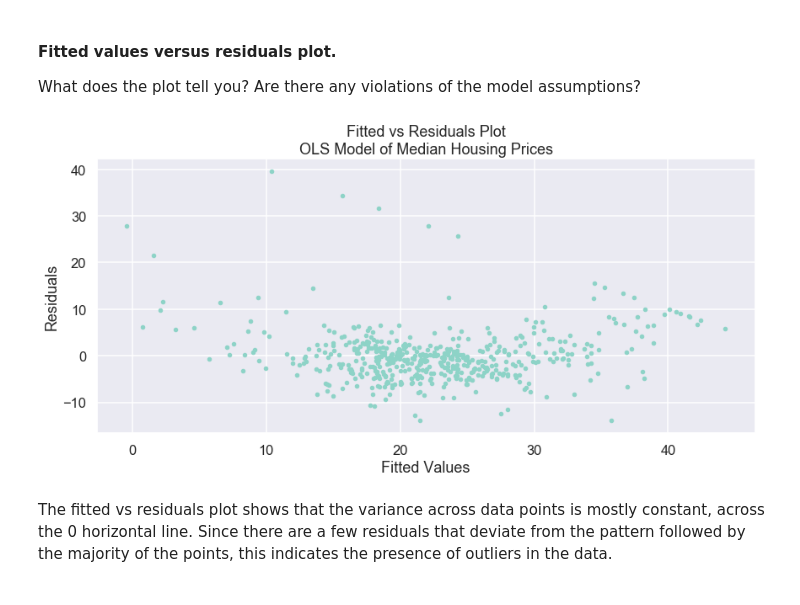
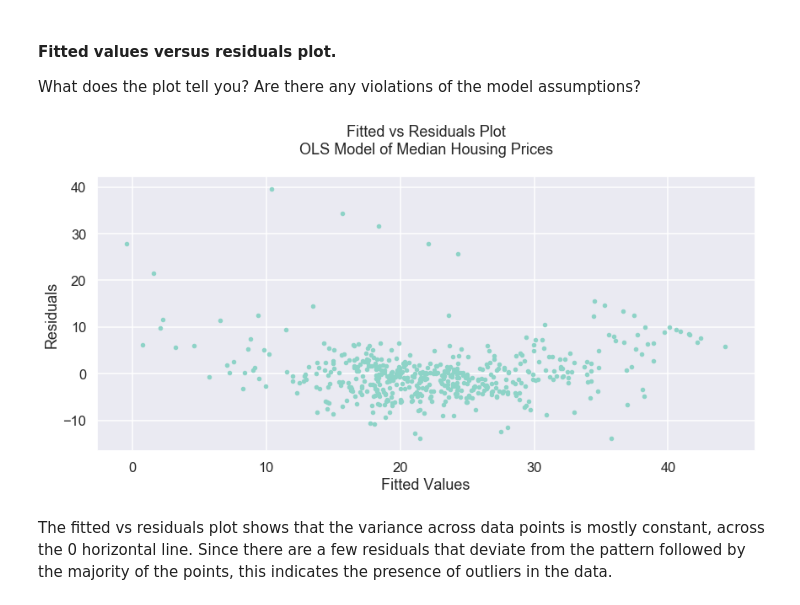
Before and after one commit to MeierG/Data-Science-Projects, a Jupyter notebook: Boston-housing-linear-regression/Boston-housing-Linear_Regression.ipynb, the cells around one changed output. Saved outputs shown, nothing was run; the diff lists cells and outputs as text; code cells hidden in the pictures.

Commit message:
Boston-housing-linear-regression

```diff
--- a/Boston-housing-linear-regression/Boston-housing-Linear_Regression.ipynb
+++ b/Boston-housing-linear-regression/Boston-housing-Linear_Regression.ipynb
@@ -340,6 +333,7 @@ _=sns.regplot(y="PRICE", x="RM", data=bos, fit_reg = True, line_kws={"color": "r
 # %% [markdown]
 <p>TThe following scatterplot fits the linear regression of median housing prices ~ log10 transformed crime rate per capita, with a 95% confidence interval. Thus, the plot shows a negative relation between crime rate and housing prices. As crime rate increases, home values decrease.</p>
 # %%
+_=sns.set_style('darkgrid')
 _=plt.rcParams['figure.figsize']=[14,6]
 _=sns.regplot(y="PRICE", x=np.log10(bos.CRIM), data=bos, fit_reg = True, line_kws={"color": "red"})
 # %% [output]
@@ -351,6 +345,7 @@ _=sns.regplot(y="PRICE", x=np.log10(bos.CRIM), data=bos, fit_reg = True, line_kw
 #### Investigating Other Variables
 <p>A histogram of crime rate per capita shows that the data is overly dispersed with isolated instances of large rates highly skewing the data. Hence, a logarithmic transformation is done to reduce the variability of the data and turn it into a nearly normal distribution to fit the linear regression model and better distinguish the distribution of all the data.</p>
 # %%
+_=sns.set_style('darkgrid')
 _=plt.rcParams['figure.figsize']=[14,6]
 _=plt.hist(bos.CRIM)
 _=plt.xlabel("Crime rate per capita")
@@ -388,6 +383,7 @@ _=plt.ylabel("Frequencey")
 # %% [markdown]
 </p>Distribution of proportion of non-retail business acres per town and air pollution.</p>
 # %%
+_=sns.set_style('darkgrid')
 _=plt.subplot(1,2,1)
 _=plt.hist(bos.INDUS)
 _=plt.title('Distribution INDUS')
@@ -476,6 +472,7 @@ Let's see how our model actually fit our data. We can see below that there is a
 ### Observed vs. Predicted
 <p>A scatter plot of the observed vs. the predicted values shows that most values follow a constant pattern along a straight line, particularly between $\$10,000$ and $\$40,000$. The minimal distance between the actual and predicted values across the line around these prices shows the model’s estimations closely follow the observed values.</p>
 # %%
+_=plt.style.use('dark_background')
 _=plt.rcParams['figure.figsize']=[14,6]
 _=sns.scatterplot(x=bos.PRICE, y=m.fittedvalues, hue = bos.med_val)
 _=plt.xlabel("Observed Median Housing Prices")
@@ -839,12 +827,12 @@ What does the plot tell you? Are there any violations of the model assumptions?
 # %%
 _=plt.rcParams['figure.figsize']=[14,6]
 _=sns.set_style('darkgrid')
 _=plt.plot(m_four.fittedvalues, m_four.resid, marker = '.', linestyle = 'none')
 _=plt.xlabel('Fitted Values')
 _=plt.ylabel('Residuals')
-_=plt.title('Fitted vs Residuals Plot\nOLS Model of Median Housing Prices')
+_=plt.title('Fitted vs Residuals Plot\nOLS Model of Median Housing Prices\n')
 # %% [output]
-[figure, old version]
+[figure, new version]
 # %% [markdown]
 <p>The fitted vs residuals plot shows that the variance across data points is mostly constant, across the 0 horizontal line. Since there are a few residuals that deviate from the pattern followed by the majority of the points, this indicates the presence of outliers in the data.</p>
 # %% [markdown]
```
Also changed, not shown: parts of 36 cells of this notebook.
